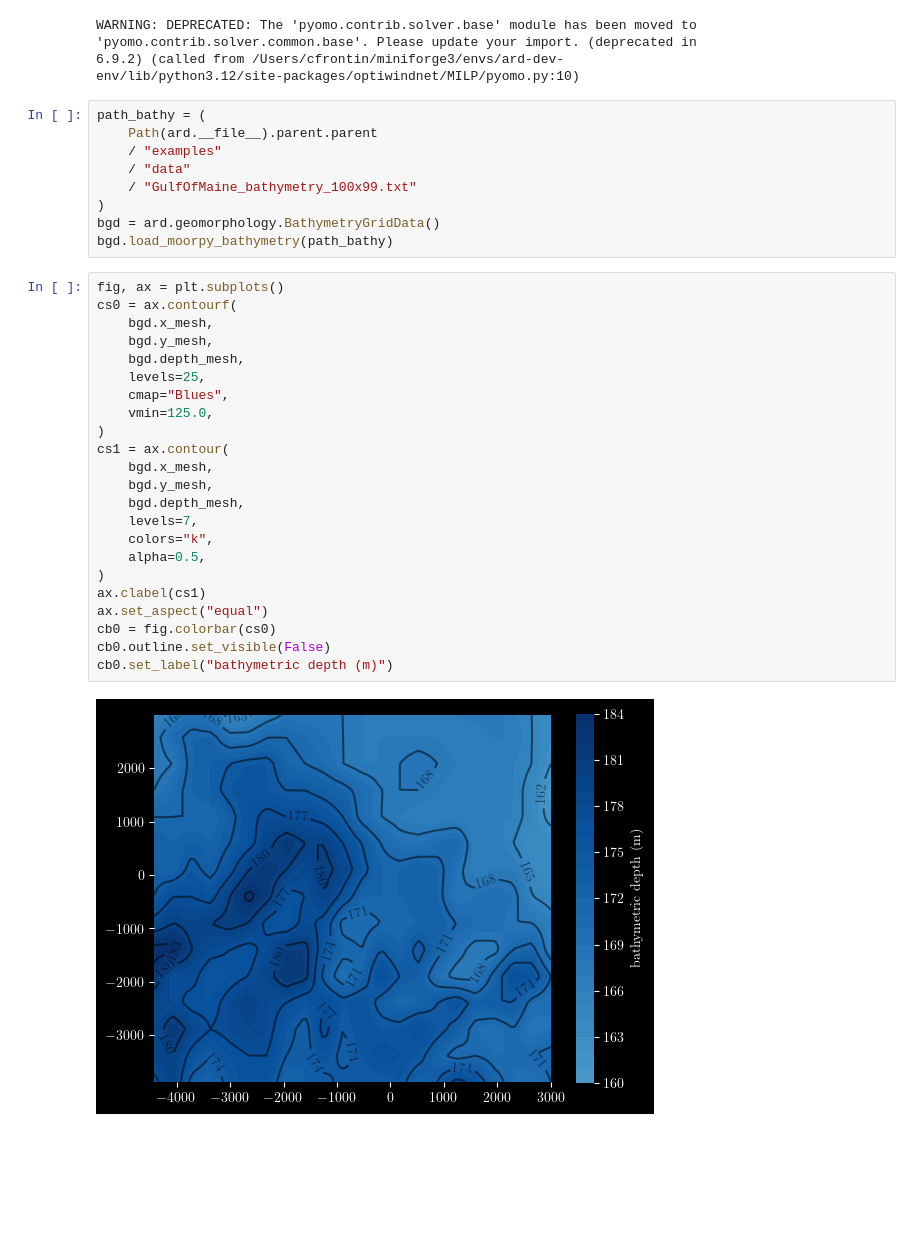
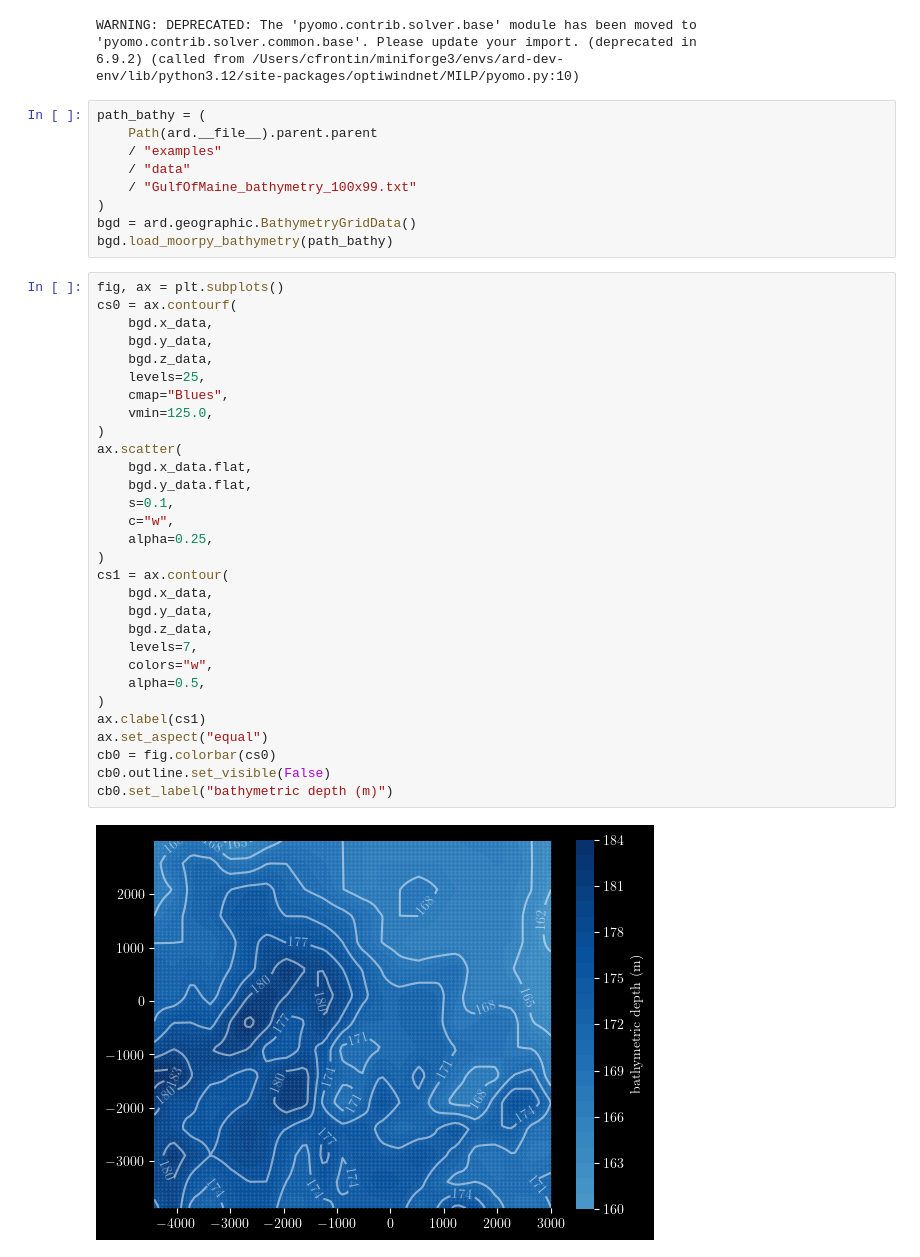
Before and after one commit to mdealencar/Ard, a Jupyter notebook: examples/offshore/bathymetry.ipynb, the cells around one changed output. Cells and saved outputs as stored; diff of their text form; blank space fills up the shorter version.

```diff
--- a/examples/offshore/bathymetry.ipynb
+++ b/examples/offshore/bathymetry.ipynb
@@ -28,30 +28,37 @@ path_bathy = (
     / "data"
     / "GulfOfMaine_bathymetry_100x99.txt"
 )
-bgd = ard.geomorphology.BathymetryGridData()
+bgd = ard.geographic.BathymetryGridData()
 bgd.load_moorpy_bathymetry(path_bathy)
 # %%
 fig, ax = plt.subplots()
 cs0 = ax.contourf(
-    bgd.x_mesh,
-    bgd.y_mesh,
-    bgd.depth_mesh,
+    bgd.x_data,
+    bgd.y_data,
+    bgd.z_data,
     levels=25,
     cmap="Blues",
     vmin=125.0,
 )
+ax.scatter(
+    bgd.x_data.flat,
+    bgd.y_data.flat,
+    s=0.1,
+    c="w",
+    alpha=0.25,
+)
 cs1 = ax.contour(
-    bgd.x_mesh,
-    bgd.y_mesh,
-    bgd.depth_mesh,
+    bgd.x_data,
+    bgd.y_data,
+    bgd.z_data,
     levels=7,
-    colors="k",
+    colors="w",
     alpha=0.5,
 )
 ax.clabel(cs1)
 ax.set_aspect("equal")
 cb0 = fig.colorbar(cs0)
 cb0.outline.set_visible(False)
 cb0.set_label("bathymetric depth (m)")
 # %% [output]
-[figure, old version]
+[figure, new version]
```
Also changed, not shown: parts of 1 cell of this notebook, 9 other files.
